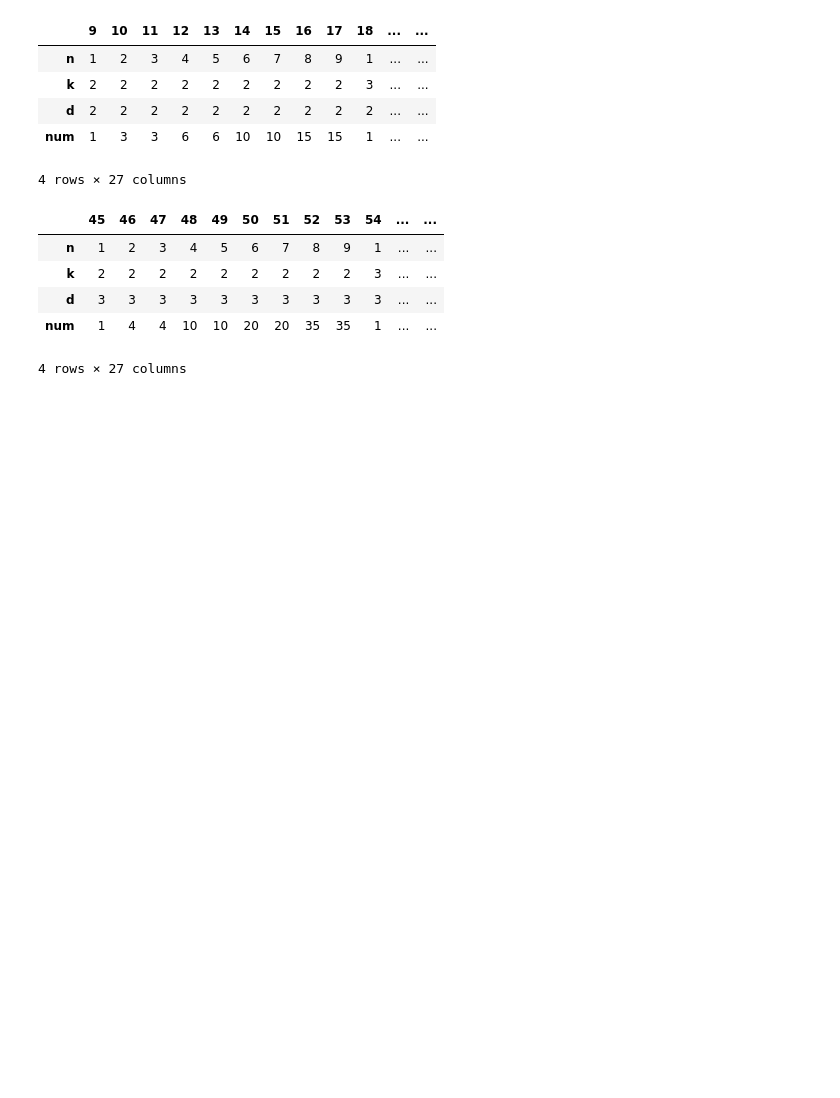
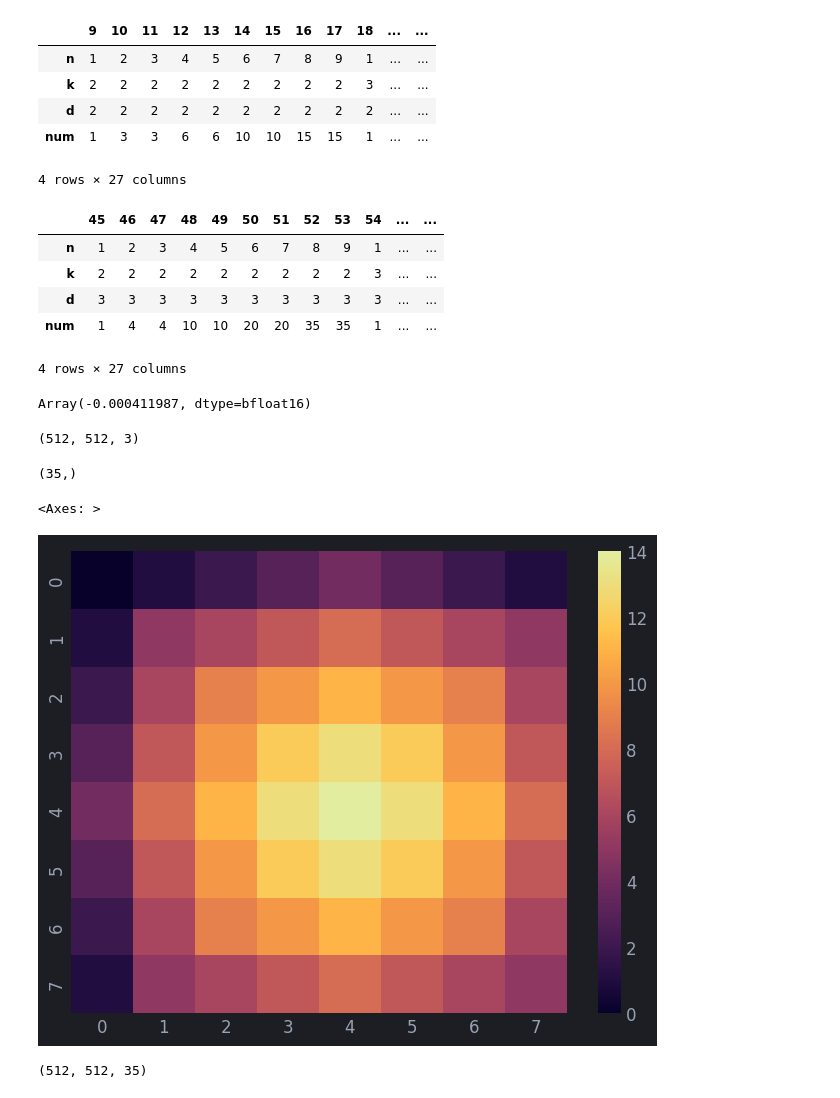
Before and after one commit to nicholas-miklaucic/avid, a Jupyter notebook: notebooks/symmetry.ipynb, the cells around one changed output. Drawn from its saved outputs; the diff is of its cells as text; code cells hidden in the pictures; blank space fills up the shorter version.

```diff
--- a/notebooks/symmetry.ipynb
+++ b/notebooks/symmetry.ipynb
@@ -266,0 +271,45 @@ visualize(b_pt, (9, 3))
+# %%
+batch = 4
+chan = 3
+n = 8
+dtype = jnp.bfloat16
+
+x = jnp.array(np.random.randn(batch, chan, n ** 3) * 0.2, dtype=dtype)
+x.mean()
+# %% [output]
+Array(-0.000411987, dtype=bfloat16)
+# %%
+ijk = jnp.transpose(jnp.mgrid[0:n, 0:n, 0:n].astype(jnp.int16)).reshape(-1, 3)
+sub = ijk[:, None, :] - ijk[None, :, :]
+sub.shape
+# %% [output]
+(512, 512, 3)
+# %%
+idx = jnp.sort(jnp.minimum(jnp.abs(sub), n - jnp.abs(sub)), axis=-1)
+orig = idx.shape
+
+# uniq, inv = jnp.unique(idx.reshape(-1, 3), axis=0, return_inverse=True)
+# print(uniq[:5, ...])
+# print(uniq.shape)
+
+dmax = (n) // 2
+inv2 = (idx @ jnp.array([dmax ** 2, dmax, 1])).astype(jnp.int16)
+inv2_i, inv2, counts = jnp.unique(inv2.reshape(-1), return_inverse=True, return_counts=True)
+# jnp.allclose(inv2, inv)
+print(inv2_i.shape)
+# %% [output]
+(35,)
+# %%
+sns.heatmap(inv2.reshape(n, n, n, n, n, n)[0, 0, 0, 0, ...], cmap='rho_heatmap')
+# %% [output]
+<Axes: >
+[figure, added]
+# %%
+from jax.experimental.sparse import sparsify, BCOO, BCSR
+
+basis = jax.nn.one_hot(inv2, inv2_i.shape[0], dtype=jnp.bool_).reshape(*orig[:-1], inv2_i.shape[0])
+# basis_sp = BCSR.fromdense(basis, n_batch=1)
+basis_sp = basis
+basis.shape
+# %% [output]
+(512, 512, 35)
```
Also changed, not shown: parts of 5 cells of this notebook, 2 other files.
